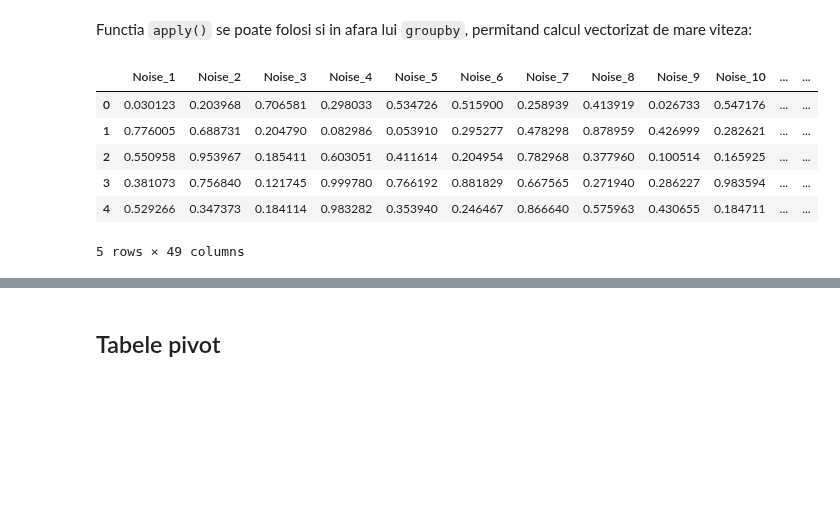
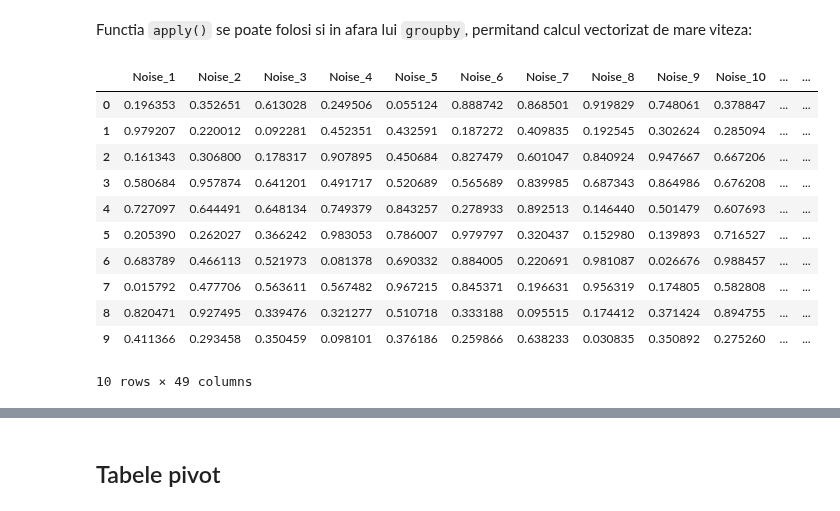
Before and after one commit to lmsasu/cursuri, a Jupyter notebook: Introducere_in_data_science/cursuri/Curs4/Curs4.ipynb, the cells around one changed output, grey strips where cells are left out. Saved outputs shown, nothing was run; the diff lists cells and outputs as text; code cells hidden in the pictures; blank space fills up the shorter version.

```diff
--- a/Introducere_in_data_science/cursuri/Curs4/Curs4.ipynb
+++ b/Introducere_in_data_science/cursuri/Curs4/Curs4.ipynb
@@ -658,17 +709,22 @@ Functia `apply()` se poate folosi si in afara lui `groupby`, permitand calcul ve
 # %%
 data_len = 10000
 
 df_big = pd.DataFrame({'Noise_' + str(i) : np.random.rand(data_len) for i in range(1, 50)})
 
-df_big.head()
+df_big.head(n=10)
 # %% [output]
 |  | Noise_1 | Noise_2 | Noise_3 | Noise_4 | Noise_5 | Noise_6 | Noise_7 | Noise_8 | Noise_9 | Noise_10 | ... | ... |
-| 0 | 0.030123 | 0.203968 | 0.706581 | 0.298033 | 0.534726 | 0.515900 | 0.258939 | 0.413919 | 0.026733 | 0.547176 | ... | ... |
-| 1 | 0.776005 | 0.688731 | 0.204790 | 0.082986 | 0.053910 | 0.295277 | 0.478298 | 0.878959 | 0.426999 | 0.282621 | ... | ... |
-| 2 | 0.550958 | 0.953967 | 0.185411 | 0.603051 | 0.411614 | 0.204954 | 0.782968 | 0.377960 | 0.100514 | 0.165925 | ... | ... |
-| 3 | 0.381073 | 0.756840 | 0.121745 | 0.999780 | 0.766192 | 0.881829 | 0.667565 | 0.271940 | 0.286227 | 0.983594 | ... | ... |
-| 4 | 0.529266 | 0.347373 | 0.184114 | 0.983282 | 0.353940 | 0.246467 | 0.866640 | 0.575963 | 0.430655 | 0.184711 | ... | ... |
+| 0 | 0.196353 | 0.352651 | 0.613028 | 0.249506 | 0.055124 | 0.888742 | 0.868501 | 0.919829 | 0.748061 | 0.378847 | ... | ... |
+| 1 | 0.979207 | 0.220012 | 0.092281 | 0.452351 | 0.432591 | 0.187272 | 0.409835 | 0.192545 | 0.302624 | 0.285094 | ... | ... |
+| 2 | 0.161343 | 0.306800 | 0.178317 | 0.907895 | 0.450684 | 0.827479 | 0.601047 | 0.840924 | 0.947667 | 0.667206 | ... | ... |
+| 3 | 0.580684 | 0.957874 | 0.641201 | 0.491717 | 0.520689 | 0.565689 | 0.839985 | 0.687343 | 0.864986 | 0.676208 | ... | ... |
+| 4 | 0.727097 | 0.644491 | 0.648134 | 0.749379 | 0.843257 | 0.278933 | 0.892513 | 0.146440 | 0.501479 | 0.607693 | ... | ... |
+| 5 | 0.205390 | 0.262027 | 0.366242 | 0.983053 | 0.786007 | 0.979797 | 0.320437 | 0.152980 | 0.139893 | 0.716527 | ... | ... |
+| 6 | 0.683789 | 0.466113 | 0.521973 | 0.081378 | 0.690332 | 0.884005 | 0.220691 | 0.981087 | 0.026676 | 0.988457 | ... | ... |
+| 7 | 0.015792 | 0.477706 | 0.563611 | 0.567482 | 0.967215 | 0.845371 | 0.196631 | 0.956319 | 0.174805 | 0.582808 | ... | ... |
+| 8 | 0.820471 | 0.927495 | 0.339476 | 0.321277 | 0.510718 | 0.333188 | 0.095515 | 0.174412 | 0.371424 | 0.894755 | ... | ... |
+| 9 | 0.411366 | 0.293458 | 0.350459 | 0.098101 | 0.376186 | 0.259866 | 0.638233 | 0.030835 | 0.350892 | 0.275260 | ... | ... |
-5 rows × 49 columns
+10 rows × 49 columns
 # %%
 all_noise_columns = [column for column in df_big.columns if column.startswith('Noise_')]
 
```
Also changed, not shown: parts of 12 cells of this notebook.
